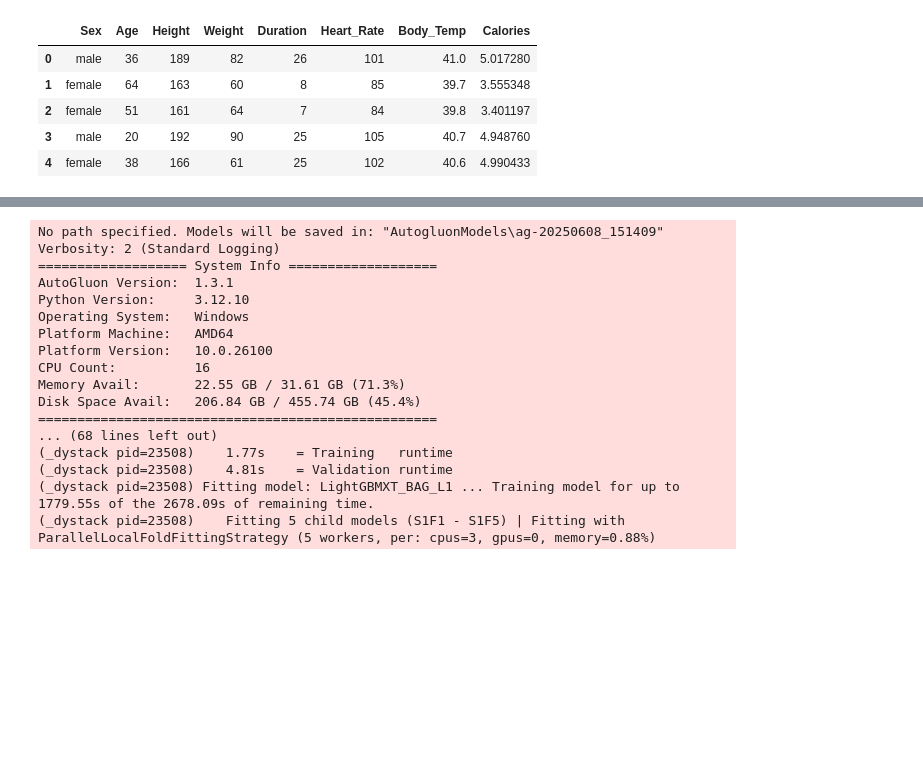
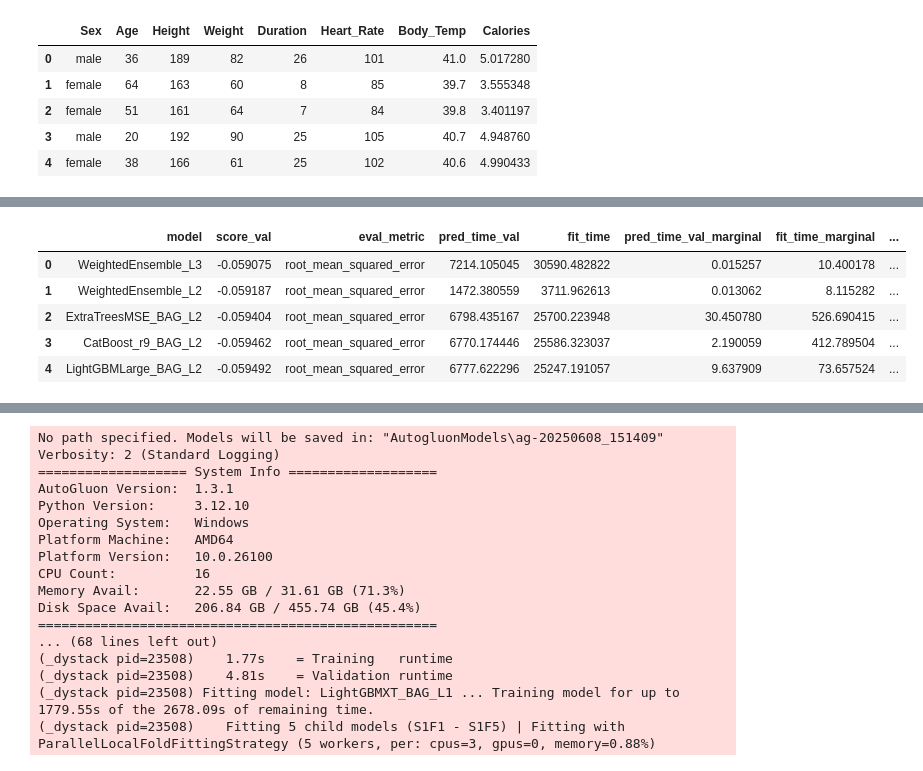
Before and after one commit to ElliotBlackstone/S25_Predict_Calories, a Jupyter notebook: calorie_autogluon.ipynb, the cells around one changed output, grey strips where cells are left out. Cells and saved outputs as stored; diff of their text form; code cells hidden in the pictures; blank space fills up the shorter version.

```diff
--- a/calorie_autogluon.ipynb
+++ b/calorie_autogluon.ipynb
@@ -42,0 +313,9 @@ train_data, test_data = train_test_split(train_log, test_size=0.2, random_state=
+# %%
+predictor.leaderboard().head()
+# %% [output]
+|  | model | score_val | eval_metric | pred_time_val | fit_time | pred_time_val_marginal | fit_time_marginal | ... |
+| 0 | WeightedEnsemble_L3 | -0.059075 | root_mean_squared_error | 7214.105045 | 30590.482822 | 0.015257 | 10.400178 | ... |
+| 1 | WeightedEnsemble_L2 | -0.059187 | root_mean_squared_error | 1472.380559 | 3711.962613 | 0.013062 | 8.115282 | ... |
+| 2 | ExtraTreesMSE_BAG_L2 | -0.059404 | root_mean_squared_error | 6798.435167 | 25700.223948 | 30.450780 | 526.690415 | ... |
+| 3 | CatBoost_r9_BAG_L2 | -0.059462 | root_mean_squared_error | 6770.174446 | 25586.323037 | 2.190059 | 412.789504 | ... |
+| 4 | LightGBMLarge_BAG_L2 | -0.059492 | root_mean_squared_error | 6777.622296 | 25247.191057 | 9.637909 | 73.657524 | ... |
```
Also changed, not shown: parts of 7 cells of this notebook, 1 other file.
